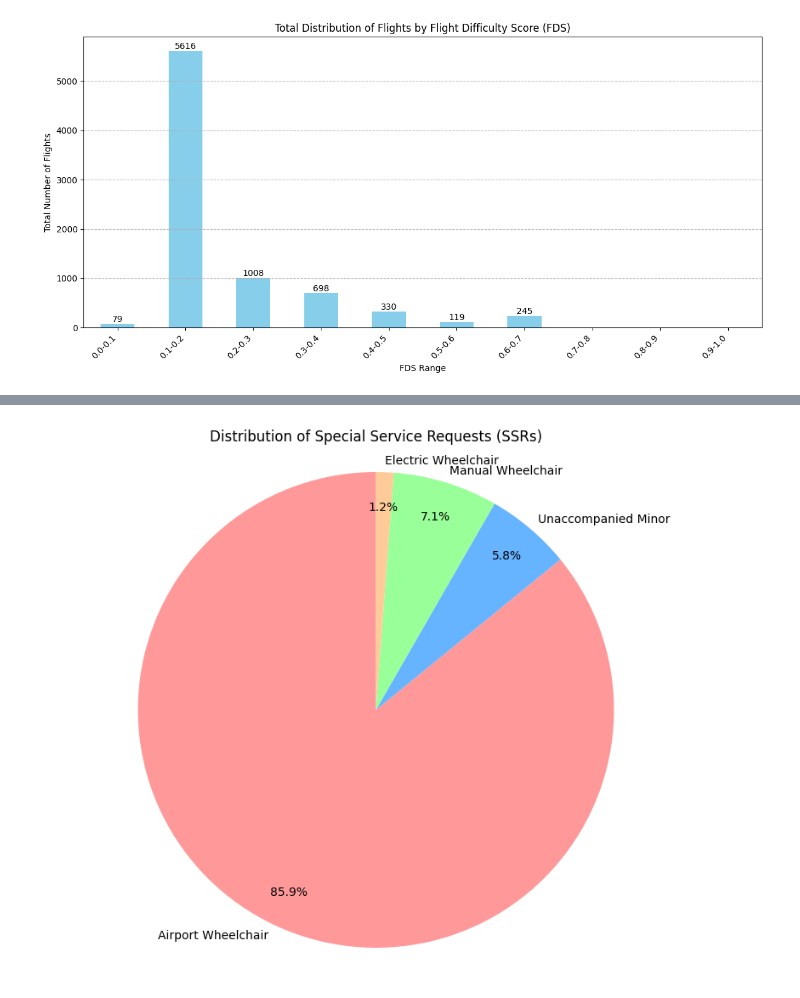
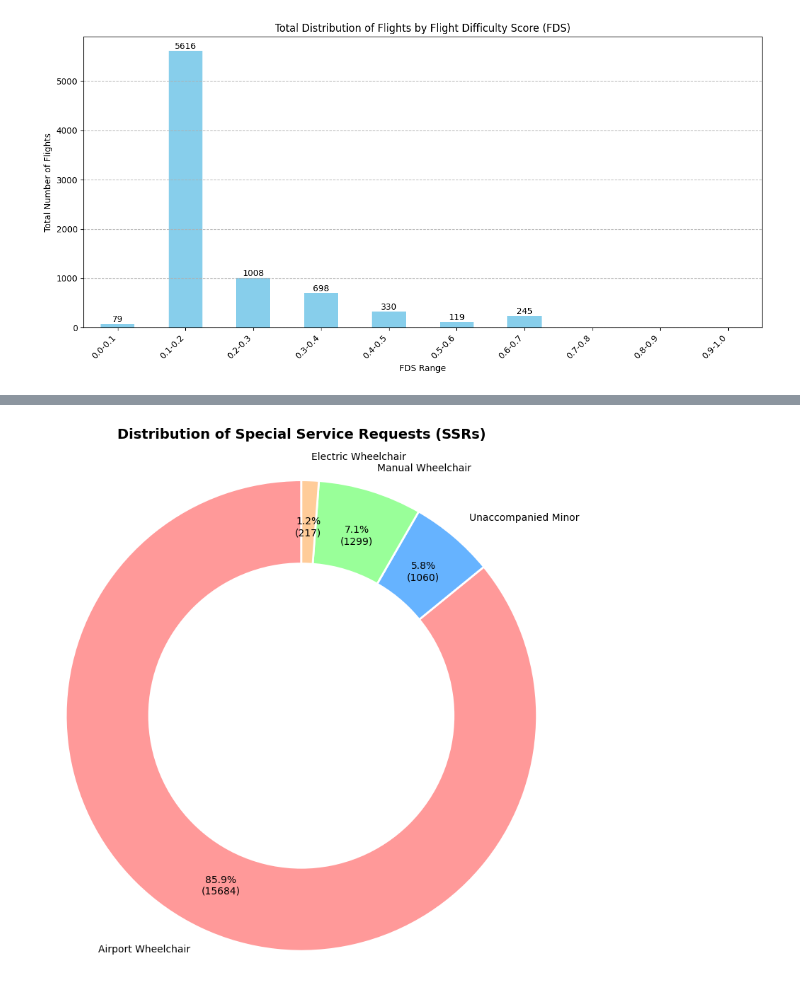
Before and after one commit to Rujhan052/skyhack, a Jupyter notebook: EDA.ipynb, the cells around one changed output, grey strips where cells are left out. Cells and saved outputs as stored; diff of their text form; code cells hidden in the pictures.

```diff
--- a/EDA.ipynb
+++ b/EDA.ipynb
@@ -1,7 +1,7 @@
 # %%
 import pandas as pd
 
-df=pd.read_csv(r"C:\Users\rujha\OneDrive\Desktop\skyhack\test_Ritvik Kumar_Rujhan N Sharma.csv")
+df=pd.read_csv(r"C:\Users\kumar\Downloads\test_Ritvik Kumar_Rujhan N Sharma.csv")
 # %%
 # +++++++++++++ Average Delay and Percentage of Late Departures ++++++++++++++
 
@@ -538,35 +605,54 @@ plt.show()
 # %%
-import pandas as pd
-import numpy as np
 import matplotlib.pyplot as plt
 
-# Assuming 'df' is your DataFrame with the SSR columns
-# Sum the total count for each SSR type
+# Use the same ssr_counts dictionary from before
 ssr_counts = {
-    'Airport Wheelchair': df['PEOPLE_OPTED_FOR_AIRPORT_WHEELCHAIR'].sum(),
-    'Unaccompanied Minor': df['PEOPLE_OPTED_FOR_UNACCOMPANIED_MINOR'].sum(),
-    'Manual Wheelchair': df['PEOPLE_OPTED_FOR_MANUAL_WHEELCHAIR'].sum(),
-    'Electric Wheelchair': df['PEOPLE_OPTED_FOR_ELECTRIC_WHEELCHAIR'].sum()
+    'Airport Wheelchair': df['people_opted_for_airport_wheelchair'].sum(),
+    'Unaccompanied Minor': df['people_opted_for_unaccompanied_minor'].sum(),
+    'Manual Wheelchair': df['people_opted_for_manual_wheelchair'].sum(),
+    'Electric Wheelchair': df['people_opted_for_electric_wheelchair'].sum()
 }
 
-# Remove any SSRs with a count of 0 for a cleaner chart
+# Remove zero-count entries
 ssr_counts = {k: v for k, v in ssr_counts.items() if v > 0}
 
-labels = ssr_counts.keys()
-sizes = ssr_counts.values()
+labels = list(ssr_counts.keys())
+sizes = list(ssr_counts.values())
 
-# Define custom colors for better contrast
+# --- Custom color palette ---
 colors = ['#ff9999', '#66b3ff', '#99ff99', '#ffcc99']
 
-# Create a pie chart
-plt.figure(figsize=(10, 8))
-plt.pie(sizes, labels=labels, colors=colors, autopct='%1.1f%%', startangle=90,
-        pctdistance=0.85, labeldistance=1.05) # Adjusted distances for better layout
-plt.title('Distribution of Special Service Requests (SSRs)')
-plt.axis('equal')  # Equal aspect ratio ensures that pie is drawn as a circle.
+# --- Create figure ---
+fig, ax = plt.subplots(figsize=(8, 8))
 
-# Save the plot to a file
-plt.savefig('ssr_distribution_pie_chart.png')
+# --- Create the pie chart ---
+wedges, texts, autotexts = ax.pie(
+    sizes,
+    labels=labels,
+    autopct=lambda pct: f"{pct:.1f}%\n({int(round(pct/100*sum(sizes)))})",  # show both %
+    startangle=90,
+    colors=colors,
+    textprops={'fontsize': 10, 'color': 'black'},
+    pctdistance=0.8,   # position of percentage text
+    labeldistance=1.1  # label spacing
+)
+
+# --- Create a donut-style chart for better readability ---
+centre_circle = plt.Circle((0, 0), 0.65, fc='white')
+fig.gca().add_artist(centre_circle)
+
+# --- Add title and styling ---
+plt.title('Distribution of Special Service Requests (SSRs)', fontsize=14, fontweight='bold', pad=20)
+plt.axis('equal')  # Equal aspect ratio ensures circle
+plt.tight_layout()
+
+# --- Add a subtle shadow and boundary around chart ---
+for w in wedges:
+    w.set_edgecolor('white')
+    w.set_linewidth(2)
+
+# --- Save and show ---
+plt.savefig('ssr_distribution_pie_chart_pretty.png', dpi=150, bbox_inches='tight')
 plt.show()
 # %% [output]
-[figure, old version]
+[figure, new version]
```
Also changed, not shown: parts of 17 cells of this notebook.
